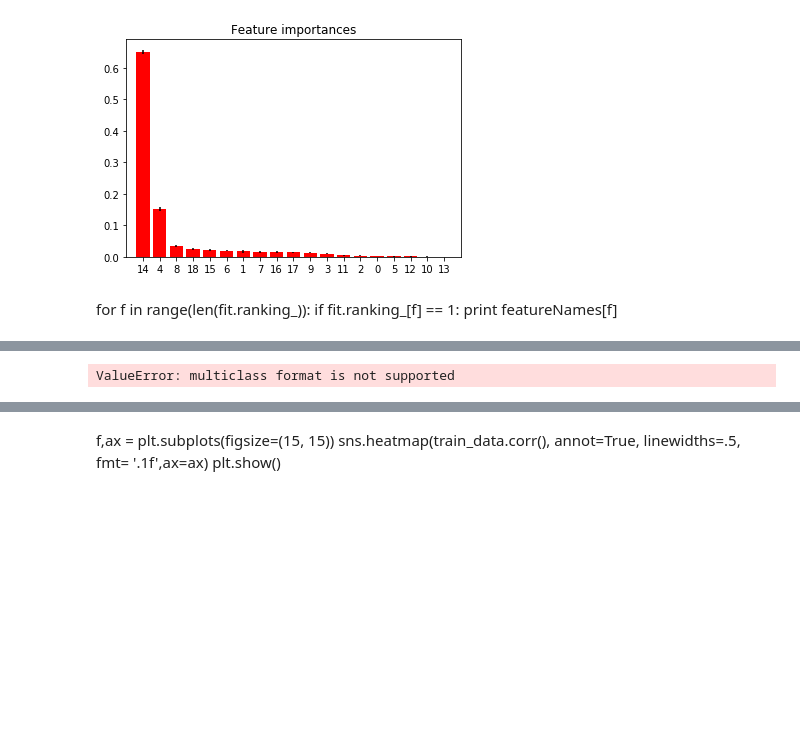
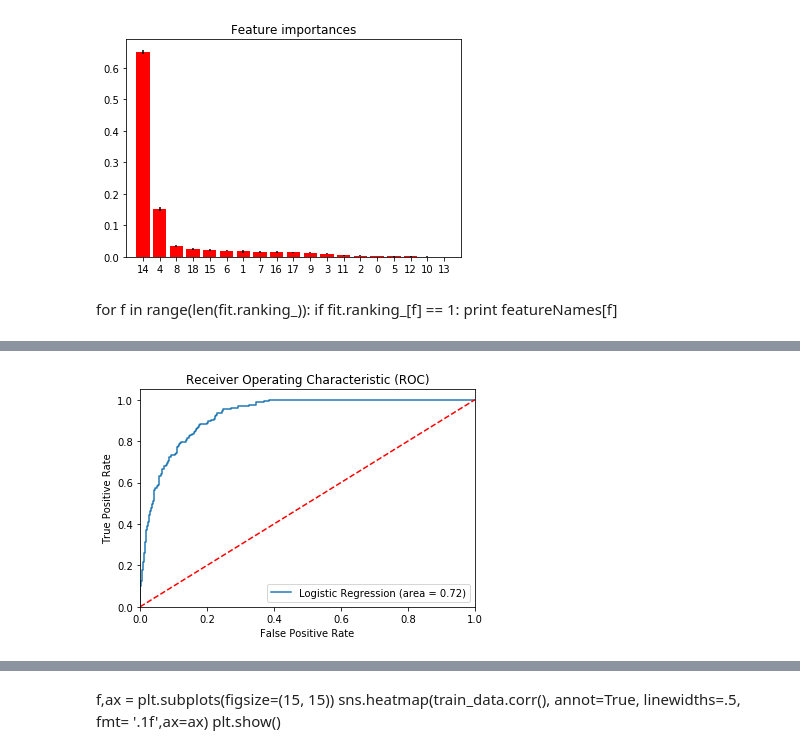
Before and after one commit to sslogar/STA4211Project, a Jupyter notebook: 4212NB.ipynb, the cells around one changed output, grey strips where cells are left out. Cells and saved outputs as stored; diff of their text form; code cells hidden in the pictures; blank space fills up the shorter version.

```diff
--- a/4212NB.ipynb
+++ b/4212NB.ipynb
@@ -435,3 +435,4 @@ plt.show()
 # Split sample into training data and target variable
 X = df_sample.drop(['winPlacePerc', 'winBinary'], inplace=False, axis=1) #all columns except target.
 y = df_sample['winPlacePerc'] # Only target variable
+ylr = df_sample['winBinary']
@@ -550,7 +560,9 @@ y_test_int = (y_test * 100).astype('int')
 # %%
 from sklearn.linear_model import LogisticRegression
 logReg = LogisticRegression()
+# %%
+Xlr_train, Xlr_test, ylr_train, ylr_test = train_test_split(X, ylr, test_size=0.3, random_state=22,shuffle=True)
 # %%
-logReg.fit(X_train_int, y_train_int)
+logReg.fit(Xlr_train, ylr_train)
 # %% [output]
 LogisticRegression(C=1.0, class_weight=None, dual=False, fit_intercept=True,
@@ -560,4 +572,4 @@ LogisticRegression(C=1.0, class_weight=None, dual=False, fit_intercept=True,
 # %%
-yp = logReg.predict(X_test_int)
+yp = logReg.predict(Xlr_test)
 # %%
 from sklearn.metrics import confusion_matrix
@@ -585,22 +592,22 @@ print(accuracy)
 from sklearn.metrics import roc_curve
 from sklearn.metrics import roc_auc_score
 # %%
-lra = roc_auc_score(y_test_int, yp)
-fpr, tpr, thresholds = roc_curve(y_test_int, logReg.predict_proba(X_test_int)[:,1])
+lra = roc_auc_score(ylr_test, yp)
+fpr, tpr, thresholds = roc_curve(ylr_test, logReg.predict_proba(Xlr_test)[:,1])
 plt.figure()
 plt.plot(fpr, tpr, label='Logistic Regression (area = %0.2f)' % lra)
 plt.plot([0, 1], [0, 1],'r--')
 plt.xlim([0.0, 1.0])
 plt.ylim([0.0, 1.05])
 plt.xlabel('False Positive Rate')
 plt.ylabel('True Positive Rate')
 plt.title('Receiver Operating Characteristic (ROC)')
 plt.legend(loc="lower right")
 plt.savefig('Log_ROC')
 plt.show()
 #Logistic Regression Model significantly better at predicting a top 10% finish than random guessing
 # %% [output]
-ValueError: multiclass format is not supported
+[figure, added]
 # %%
 lr_score = r2_score(y_test_int, yp)
 print("Variance score (r2_score): %f"%lr_score)
```
Also changed, not shown: parts of 24 cells of this notebook, 1 other file.
